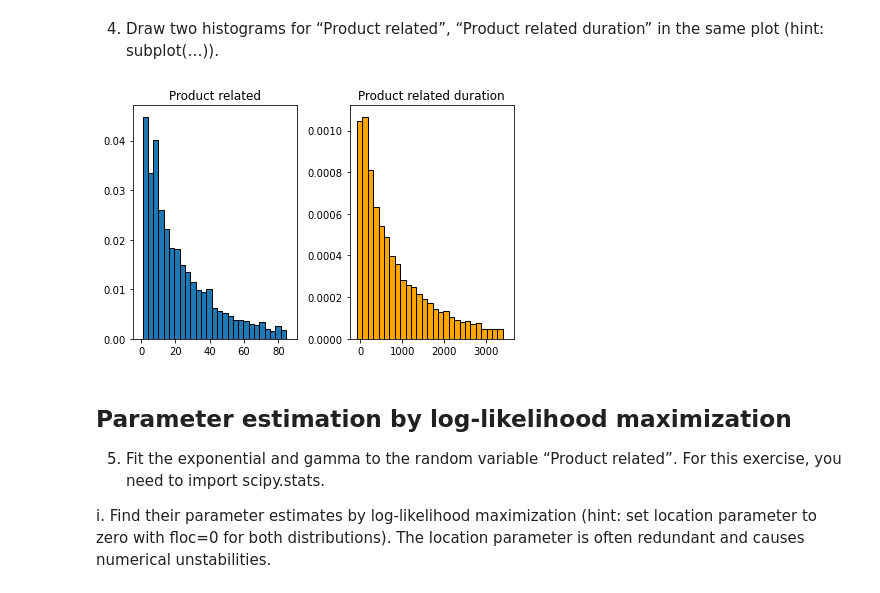
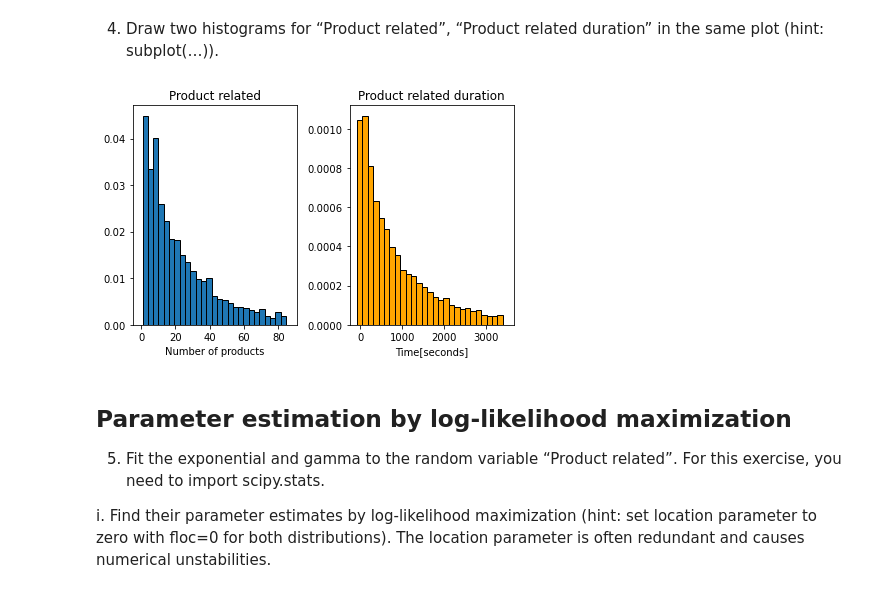
Before and after one commit to Smessens/SImonSimonHack, a Jupyter notebook: Hackathon1.ipynb, the cells around one changed output. Saved outputs shown, nothing was run; the diff lists cells and outputs as text; code cells hidden in the pictures.

```diff
--- a/Hackathon1.ipynb
+++ b/Hackathon1.ipynb
@@ -117,27 +123,29 @@ Product related/Product related duration correlation : 0.8608620478649393
 # %%
 #Removing outliers
 IQR=PR_q75-PR_q25
 PR_min=PR_q25-1.5*(IQR)
 PR_max=PR_q75+1.5*(IQR)
 
 IQR=PRD_q75-PRD_q25
 PRD_min=PRD_q25-1.5*(IQR)
 PRD_max=PRD_q75+1.5*(IQR)
 
 #Plotting results
 plt.subplot(121)
+plt.xlabel("Number of products")
 plt.title("Product related")
 plt.hist(PR,40,[PR_min,PR_max], 1,edgecolor="k")
 plt.xlim(left=-5)
 
 plt.subplot(122)
 plt.title("Product related duration")
+plt.xlabel("Time[seconds]")
 plt.hist(PRD,40,[PRD_min,PRD_max], 1, facecolor='orange', edgecolor="k")
 plt.xlim(left=-250)
 plt.tight_layout()
 plt.show()
 # %% [output]
-[figure, old version]
+[figure, new version]
 # %% [markdown]
 ## Parameter estimation by log-likelihood maximization
 
```
Also changed, not shown: parts of 5 cells of this notebook.
